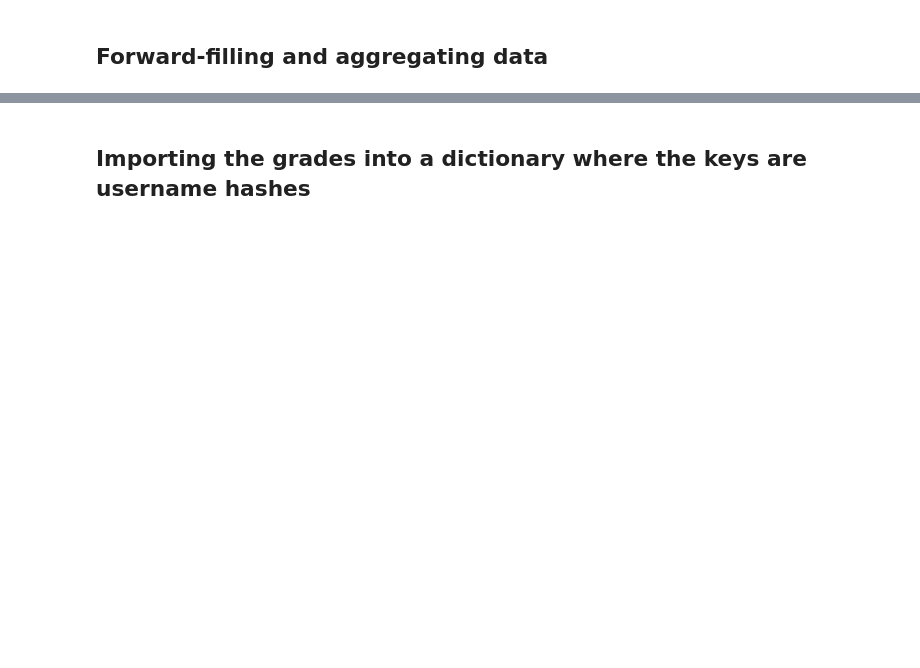
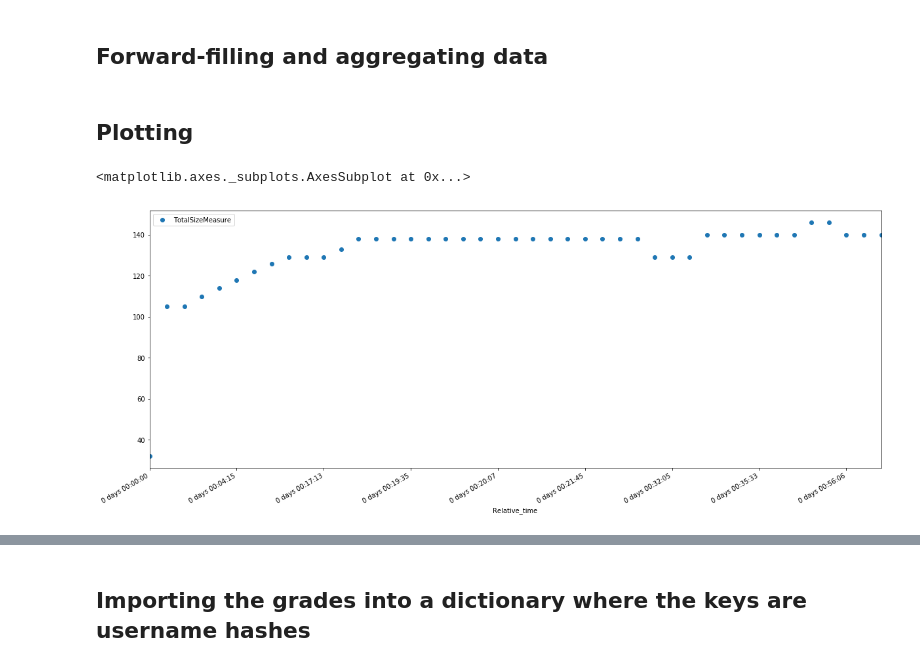
Before and after one commit to hermanmk/jexercise-data-analysis, a Jupyter notebook: Working with data.ipynb, the cells around one changed output, grey strips where cells are left out. Drawn from its saved outputs; the diff is of its cells as text; code cells hidden in the pictures; blank space fills up the shorter version.

Commit message:
Added forward-fill and aggregating methods. Wrote code to read all files for a specific exercise/part of an exercise

```diff
--- a/Working with data.ipynb
+++ b/Working with data.ipynb
@@ -55,2 +53,2 @@ for i in range(1, len(df)):
 # %%
-df
+df = create_relative_time_column(df)
@@ -76,15 +75,27 @@ df
 # %% [markdown]
 ## Forward-filling and aggregating data
 # %%
-df.update(df.filter(regex='^SizeMeasure\d{1,}$').ffill())  # Forward-filling all columns beginning with 'SizeMeasure'
-df['TotalSizeMeasure'] = df.filter(regex='^SizeMeasure\d{1,}$').sum(axis=1)
-df.update(df.filter(regex='^WarningCount\d{1,}$').ffill())  # Forward-filling all columns beginning with 'WarningCount'
-df.update(df.filter(regex='^Completion\d{1,}$').ffill())  # Forward-filling all columns beginning with 'Completion'
-df['TotalCompletion'] = df.filter(regex='^Completion\d{1,}$').mean(skipna=False, axis=1)
-df.update(df.filter(regex='^SuccessCount\d{1,}$').ffill())  # Forward-filling all columns beginning with 'SuccessCount'
-df.update(df.filter(regex='^SuccessCount\d{1,}$').fillna(0))  # Filling all NaNs  with 0 for columns beginning with 'SuccessCount'
-df.update(df.filter(regex='^FailureCount\d{1,}$').ffill())  # Forward-filling all columns beginning with 'FailureCount'
-df.update(df.filter(regex='^ErrorCount\d{1,}$').ffill())  # Forward-filling all columns beginning with 'ErrorCount'
-#df['SizeMeasure'].bfill(inplace=True)
-#df['Completion'].ffill(inplace=True)
-#df['Completion'].bfill(inplace=True)
+def forward_fill_columns(df):
+    df.update(df.filter(regex='^SizeMeasure\d{1,}$').ffill())  # Forward-filling all columns beginning with 'SizeMeasure'
+    df.update(df.filter(regex='^WarningCount\d{1,}$').ffill())  # Forward-filling all columns beginning with 'WarningCount'
+    df.update(df.filter(regex='^Completion\d{1,}$').ffill())  # Forward-filling all columns beginning with 'Completion'
+    df.update(df.filter(regex='^SuccessCount\d{1,}$').ffill())  # Forward-filling all columns beginning with 'SuccessCount'
+    df.update(df.filter(regex='^FailureCount\d{1,}$').ffill())  # Forward-filling all columns beginning with 'FailureCount'
+    df.update(df.filter(regex='^ErrorCount\d{1,}$').ffill())  # Forward-filling all columns beginning with 'ErrorCount'
+    return df
+# %%
+def aggregate_columns(df):
+    df['TotalSizeMeasure'] = df.filter(regex='^SizeMeasure\d{1,}$').sum(axis=1)
+    # We get the total completion by averaging all the Completion columns. Not skipping NaNs so we always require all values
+    df['TotalCompletion'] = df.filter(regex='^Completion\d{1,}$').mean(skipna=False, axis=1)
+    return df
+# %%
+df = forward_fill_columns(df)
+df = aggregate_columns(df)
+# %% [markdown]
+## Plotting
+# %%
+df.plot(x='Relative_time', y='TotalSizeMeasure', style='o')
+# %% [output]
+<matplotlib.axes._subplots.AxesSubplot at 0x...>
+[figure, added]
```
Also changed, not shown: parts of 19 cells of this notebook.
